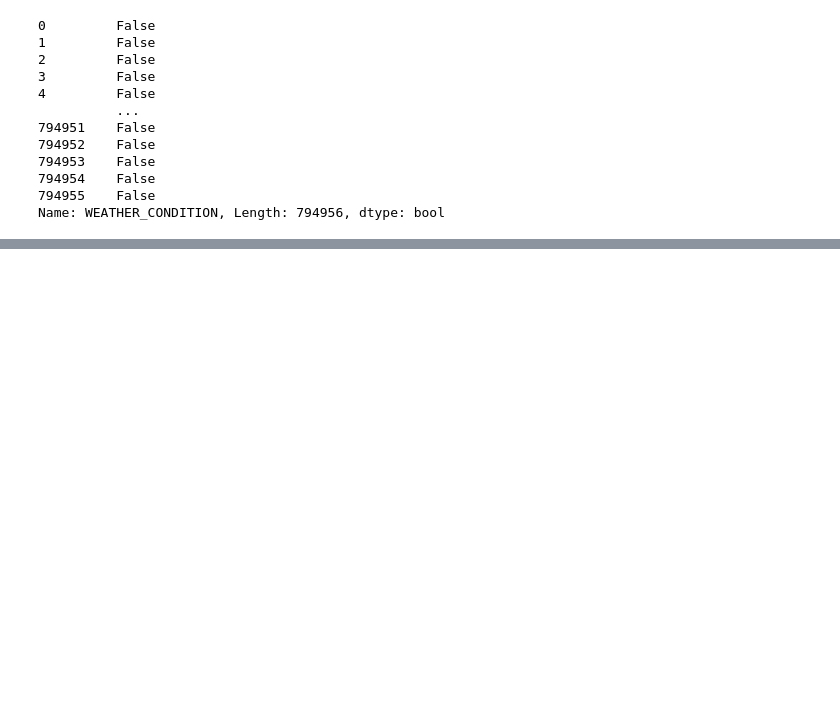
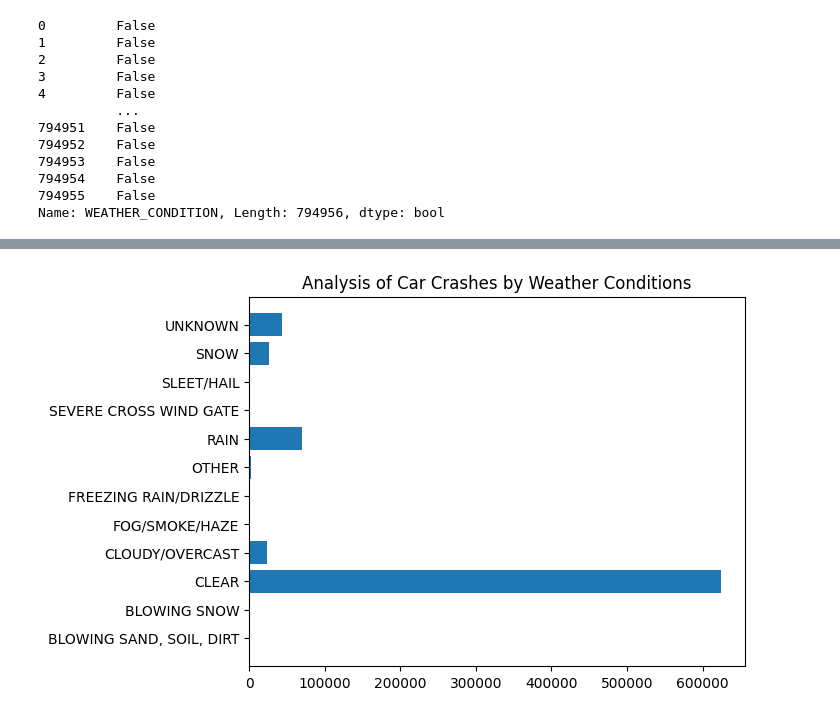
Before and after one commit to Gvelecico/chicago-traffic-crash-analysis, a Jupyter notebook: Chicago_Traffic_Crashes_Chicago_Police_Dataset.ipynb, the cells around one changed output, grey strips where cells are left out. Saved outputs shown, nothing was run; the diff lists cells and outputs as text; code cells hidden in the pictures; blank space fills up the shorter version.

```diff
--- a/Chicago_Traffic_Crashes_Chicago_Police_Dataset.ipynb
+++ b/Chicago_Traffic_Crashes_Chicago_Police_Dataset.ipynb
@@ -88,0 +77,2 @@ rare_df.to_csv('/content/drive/MyDrive/Python/datasets/conditions.csv', index=Fa
+# %%
+weather_df = pd.read_csv('/content/drive/MyDrive/Python/datasets/conditions.csv')
@@ -88,0 +88,7 @@ rare_df.to_csv('/content/drive/MyDrive/Python/datasets/conditions.csv', index=Fa
+# %%
+
+plt.barh(weather_df["WEATHER_CONDITION"], weather_df['YEAR'])
+plt.title('Analysis of Car Crashes by Weather Conditions')
+plt.show()
+# %% [output]
+[figure, added]
```
Also changed, not shown: parts of 4 cells of this notebook.
